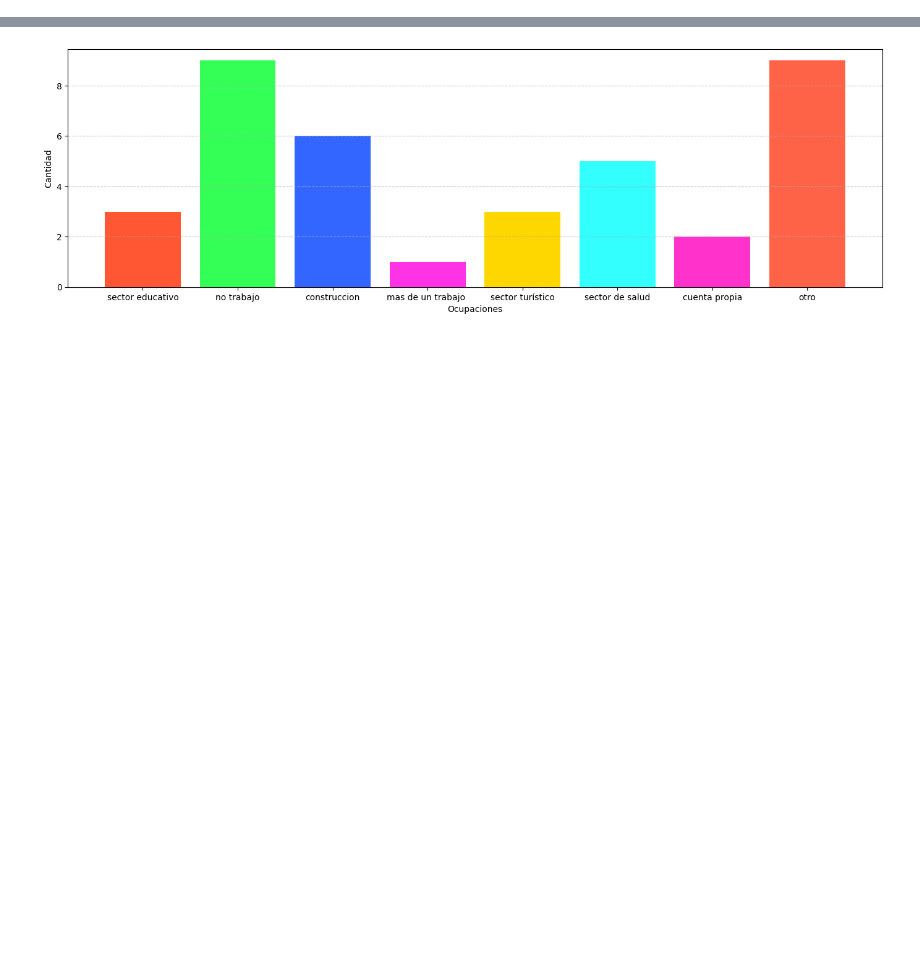
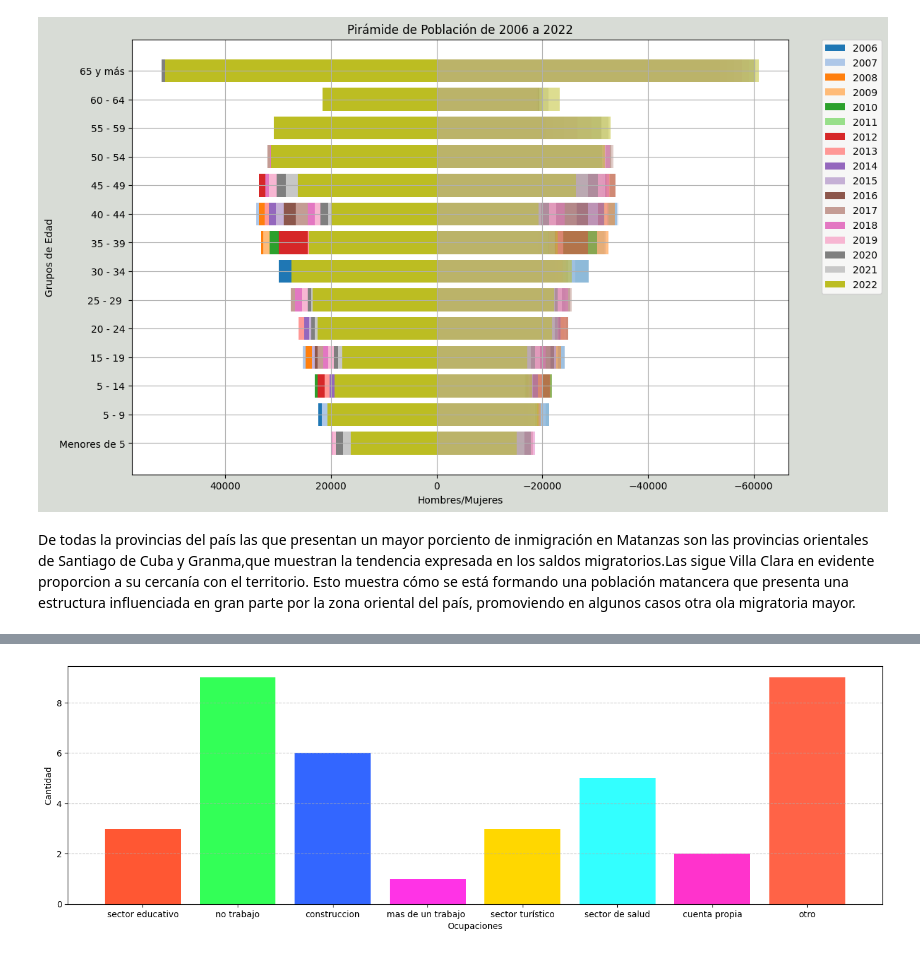
Before and after one commit to Cristinahdzfornaris/Proceso-migratorio-en-Matanzas, a Jupyter notebook: Proyecto Final/Proyecto CD.ipynb, the cells around one changed output, grey strips where cells are left out. Cells and saved outputs as stored; diff of their text form; code cells hidden in the pictures; blank space fills up the shorter version.

Commit message:
Matanzas

```diff
--- a/Proyecto Final/Proyecto CD.ipynb
+++ b/Proyecto Final/Proyecto CD.ipynb
@@ -144,3 +105,60 @@ fig.show()
+# %%
+import numpy as np
+import pandas as pd
+import matplotlib.pyplot as plt
+
+#Importando las tablas a usar
+poblacion_por_municipio=pd.read_csv("C:/Users/crist/Desktop/Proceso-migratorio-en-Matanzas/Proyecto Final/poblacion por edades y sexo mtz.csv")
+
+
+#Creamos una lista con los distintos grupos de edad a estudiar
+edades = ["Menores de 5" ,"5 - 9" , "5 - 14" , "15 - 19" , "20 - 24" , "25 - 29 ","30 - 34" , "35 - 39" ,"40 - 44" ,"45 - 49" , "50 - 54" ,"55 - 59" , "60 - 64" , "65 y más"]
+poblacion_por_municipio= poblacion_por_municipio.values.tolist()
+#Creando las listas de hombres y mujeres separadas
+hombres =[]
+mujeres = []
+for i in range(len(poblacion_por_municipio)):
+    if i % 2 == 0:
+        hombres.append(poblacion_por_municipio[i])
+    else :
+        mujeres.append(poblacion_por_municipio[i])
+
+for hombre in hombres:
+     del(hombre[0:3])
+for mujer in mujeres:
+    del(mujer[0:3])
+#Creando los anios
+anios = [x for x in range(2006,2023)]
+
+# Crear la figura y los ejes
+fig, ax = plt.subplots(figsize=(12, 8))
+fig.patch.set_facecolor('xkcd:light grey')
+
+
+# Crear la paleta de colores
+cmap = plt.get_cmap('tab20')
+colors = [cmap(i) for i in range(len(anios))]
+
+# Crear la pirámide de población por año
+for i, (hombre_anio, mujer_anio) in enumerate(zip(hombres, mujeres)):
+    ax.barh(edades, hombre_anio, align='center', color=colors[i], label=f"{anios[i]}")
+    ax.barh(edades, -np.array(mujer_anio), align='center', color=colors[i], alpha=0.5)
+
+# Nombrando los componentes de la grafica
+ax.set_title(f"Pirámide de Población de 2006 a 2022")
+ax.set_xlabel("Hombres/Mujeres")
+ax.set_ylabel("Grupos de Edad")
+ax.invert_xaxis()
+ax.legend(ncol=2, loc='upper center')
+ax.grid()
+ax.legend(bbox_to_anchor=(1.05, 1), loc=2, borderaxespad=0.)
+
+#Finalmente mostramos la grafica
+plt.show()
+# %% [output]
+[figure, added]
+# %% [markdown]
+ De todas la provincias del país las que presentan un mayor porciento de inmigración en Matanzas son las provincias orientales de Santiago de Cuba y Granma,que muestran la tendencia expresada en los saldos migratorios.Las sigue Villa Clara en evidente proporcion a su cercanía con el territorio. Esto muestra cómo se está formando una población matancera que presenta una estructura influenciada en gran parte por la zona oriental del país, promoviendo en algunos casos otra ola migratoria mayor.
 # %%
 import pandas as pd
 import matplotlib.pyplot as plt
```
Also changed, not shown: parts of 12 cells of this notebook, 1 other file.
